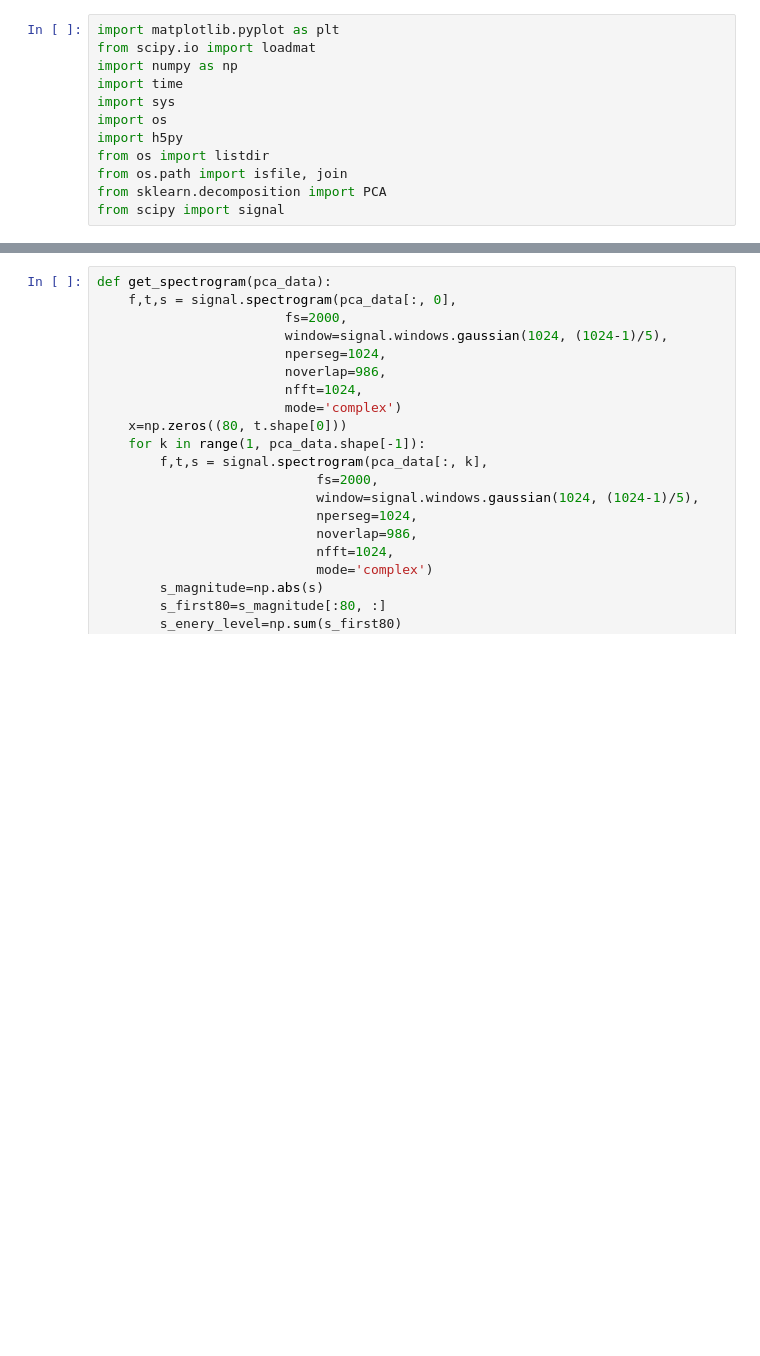
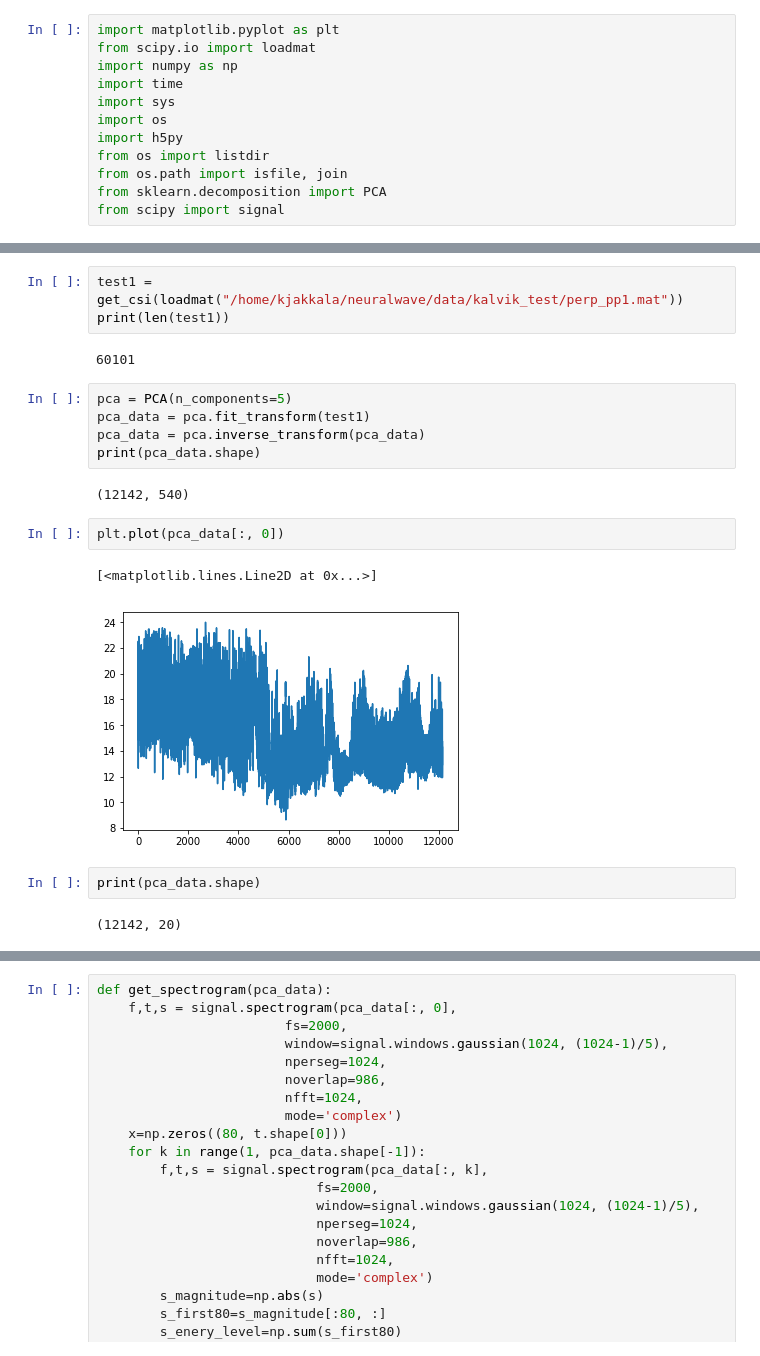
Before and after one commit to akarshp28/neuralwave, a Jupyter notebook: tools/csi_packet_inspect.ipynb, the cells around one changed output, grey strips where cells are left out. Cells and saved outputs as stored; diff of their text form; blank space fills up the shorter version.

```diff
--- a/tools/csi_packet_inspect.ipynb
+++ b/tools/csi_packet_inspect.ipynb
@@ -244,0 +213,21 @@ def plot_data(file, cols):
+# %%
+test1 = get_csi(loadmat("/home/kjakkala/neuralwave/data/kalvik_test/perp_pp1.mat"))
+print(len(test1))
+# %% [output]
+60101
+# %%
+pca = PCA(n_components=5)
+pca_data = pca.fit_transform(test1)
+pca_data = pca.inverse_transform(pca_data)
+print(pca_data.shape)
+# %% [output]
+(12142, 540)
+# %%
+plt.plot(pca_data[:, 0])
+# %% [output]
+[<matplotlib.lines.Line2D at 0x...>]
+[figure, added]
+# %%
+print(pca_data.shape)
+# %% [output]
+(12142, 20)
```
Also changed, not shown: parts of 25 cells of this notebook, 12 other files.
